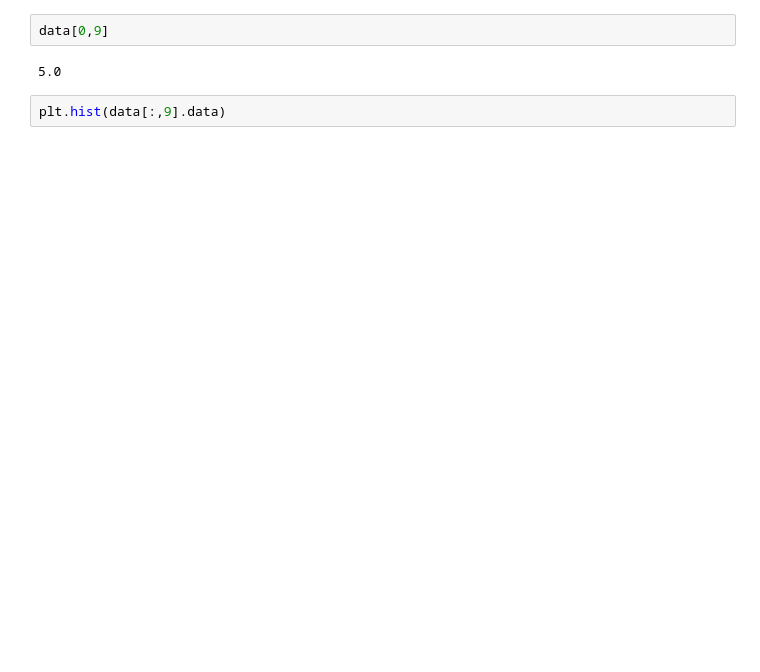
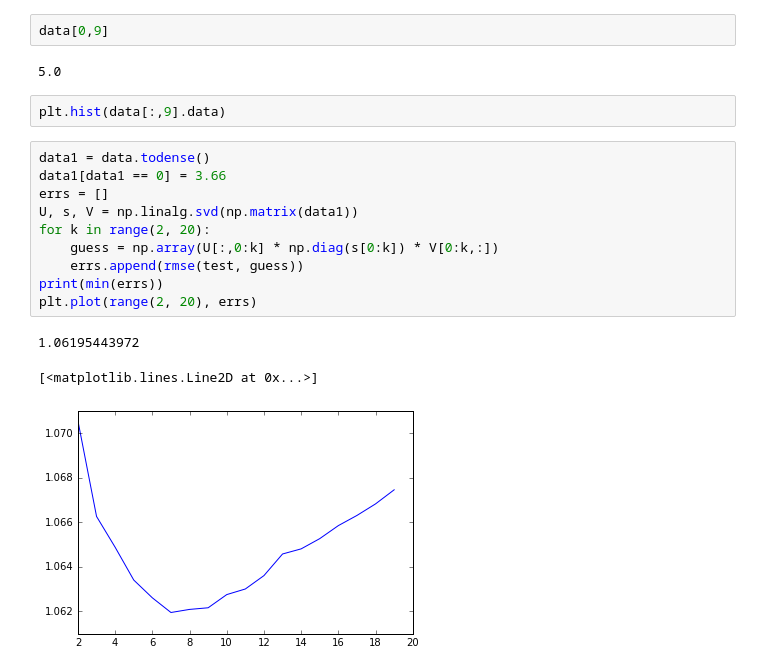
Before and after one commit to danielkeller/CIL_project, a Jupyter notebook: Sparse K-Means.ipynb, the cells around one changed output. Saved outputs shown, nothing was run; the diff lists cells and outputs as text; blank space fills up the shorter version.

```diff
--- a/Sparse K-Means.ipynb
+++ b/Sparse K-Means.ipynb
@@ -94,3 +109,17 @@ data[0,9]
 5.0
 # %%
 plt.hist(data[:,9].data)
+# %%
+data1 = data.todense()
+data1[data1 == 0] = 3.66
+errs = []
+U, s, V = np.linalg.svd(np.matrix(data1))
+for k in range(2, 20):
+    guess = np.array(U[:,0:k] * np.diag(s[0:k]) * V[0:k,:])
+    errs.append(rmse(test, guess))
+print(min(errs))
+plt.plot(range(2, 20), errs)
+# %% [output]
+1.06195443972
+[<matplotlib.lines.Line2D at 0x...>]
+[figure, added]
```
Also changed, not shown: parts of 6 cells of this notebook.
